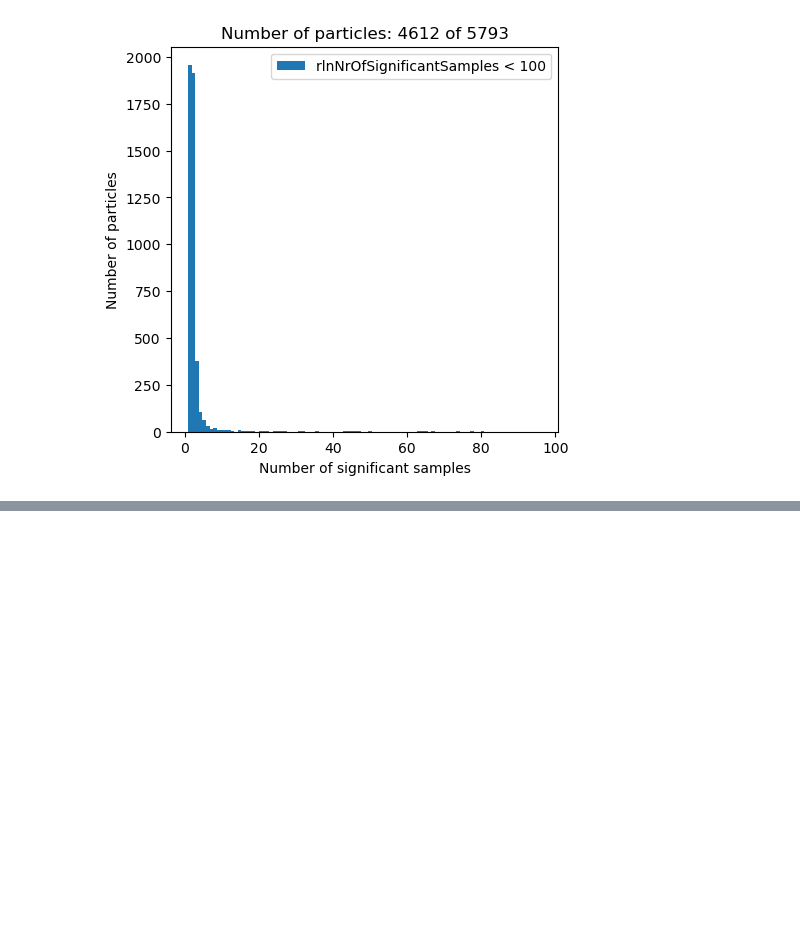
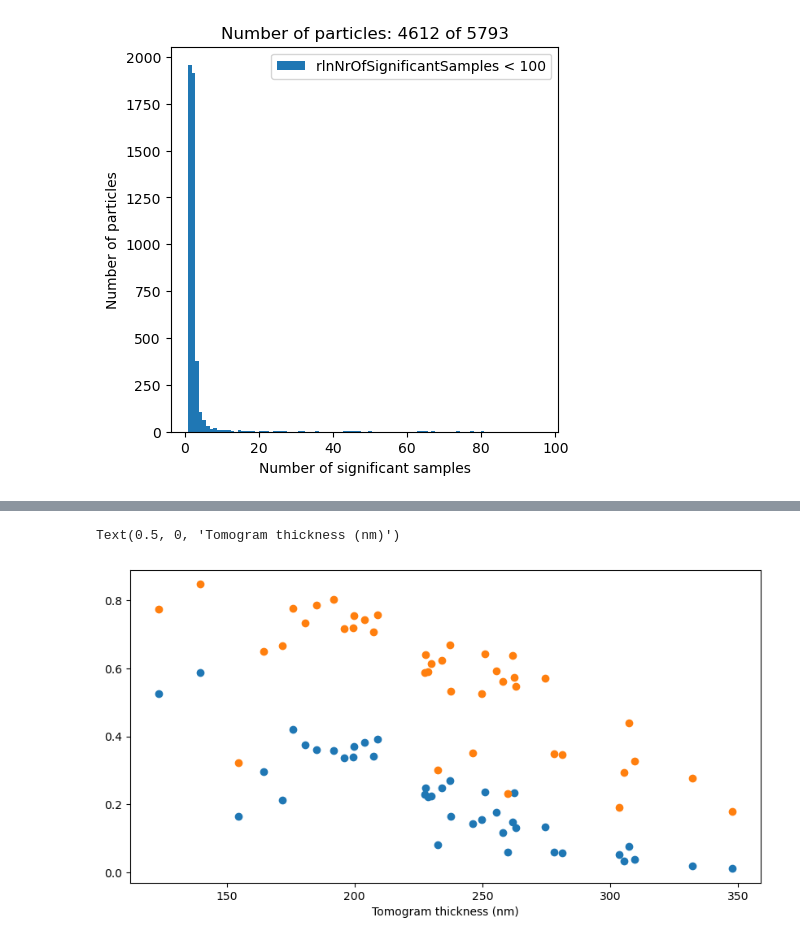
Before and after one commit to dmichalak/sta-pipeline, a Jupyter notebook: analysis_scripts/analyze_refinement.ipynb, the cells around one changed output, grey strips where cells are left out. Saved outputs shown, nothing was run; the diff lists cells and outputs as text; code cells hidden in the pictures; blank space fills up the shorter version.

```diff
--- a/analysis_scripts/analyze_refinement.ipynb
+++ b/analysis_scripts/analyze_refinement.ipynb
@@ -102,0 +106,47 @@ Name: count, Length: 77, dtype: int64
+# %%
+# Plot average loglikelihood contribution of particles coming from each tomogram
+run_data_particles = starfile.read(relion_directory / "Refine3D" / "job282" / "run_data.star")["particles"]
+len(run_data_particles.index)
+thickness_star = starfile.read(relion_directory / "tomogram_info.star")
+tomo_data = {}
+for tomo_name, tomo_particles in run_data_particles.groupby("rlnTomoName"):
+    tomo_data[tomo_name] = [thickness_star[thickness_star["rlnTomoName"] == tomo_name]["TomoThicknessNm"].values[0], tomo_particles["rlnMaxValueProbDistribution"].mean()]
+grid_ts_numbers = [
+    8, 12, 13,14,16, 17, 18, 33,40,41,42,44, 46, 48, 49,50,
+    51,52,53,56,57,61,62 ,64, 65, 66, 67, 68, 70, 71, 72, 73,
+    75, 76, 77, 78, 79, 81, 83, 84, 85, 86, 87, 88, 89, 90, 91, 92, 93, 94, 95, 96, 98, 99,
+    101, 102, 103, 107, 108, 110, 111, 112, 113, 114, 116, 118, 120, 122, 123, 124
+]
+ts_names = run_data_particles['rlnTomoName'].unique()
+grid_ts_names = [f"ts_{ts_number:03d}" for ts_number in grid_ts_numbers]
+nogrid_ts_names = sorted(list(set(ts_names) - set(grid_ts_names)))
+# %%
+
+# Plot average loglikelihood contribution of particles coming from each tomogram
+run_data_particles = starfile.read(relion_directory / "Refine3D" / "job292" / "run_data.star")["particles"]
+len(run_data_particles.index)
+thickness_star = starfile.read(relion_directory / "tomogram_info.star")
+tomo_data2 = {}
+for tomo_name, tomo_particles in run_data_particles.groupby("rlnTomoName"):
+    tomo_data2[tomo_name] = [thickness_star[thickness_star["rlnTomoName"] == tomo_name]["TomoThicknessNm"].values[0], tomo_particles["rlnMaxValueProbDistribution"].mean()]
+grid_ts_numbers = [
+    8, 12, 13,14,16, 17, 18, 33,40,41,42,44, 46, 48, 49,50,
+    51,52,53,56,57,61,62 ,64, 65, 66, 67, 68, 70, 71, 72, 73,
+    75, 76, 77, 78, 79, 81, 83, 84, 85, 86, 87, 88, 89, 90, 91, 92, 93, 94, 95, 96, 98, 99,
+    101, 102, 103, 107, 108, 110, 111, 112, 113, 114, 116, 118, 120, 122, 123, 124
+]
+ts_names = run_data_particles['rlnTomoName'].unique()
+grid_ts_names = [f"ts_{ts_number:03d}" for ts_number in grid_ts_numbers]
+nogrid_ts_names = sorted(list(set(ts_names) - set(grid_ts_names)))
+# %%
+fig, ax = plt.subplots(1, 1, figsize=(10, 5))
+plot_data = [tomo_data[ts_name] for ts_name in nogrid_ts_names]
+plot_data = np.array(plot_data)
+ax.scatter(plot_data[:, 0], plot_data[:, 1])
+plot_data = [tomo_data2[ts_name] for ts_name in nogrid_ts_names]
+plot_data = np.array(plot_data)
+ax.scatter(plot_data[:, 0], plot_data[:, 1])
+ax.set_xlabel("Tomogram thickness (nm)")
+# %% [output]
+Text(0.5, 0, 'Tomogram thickness (nm)')
+[figure, added]
```
Also changed, not shown: parts of 6 cells of this notebook.
